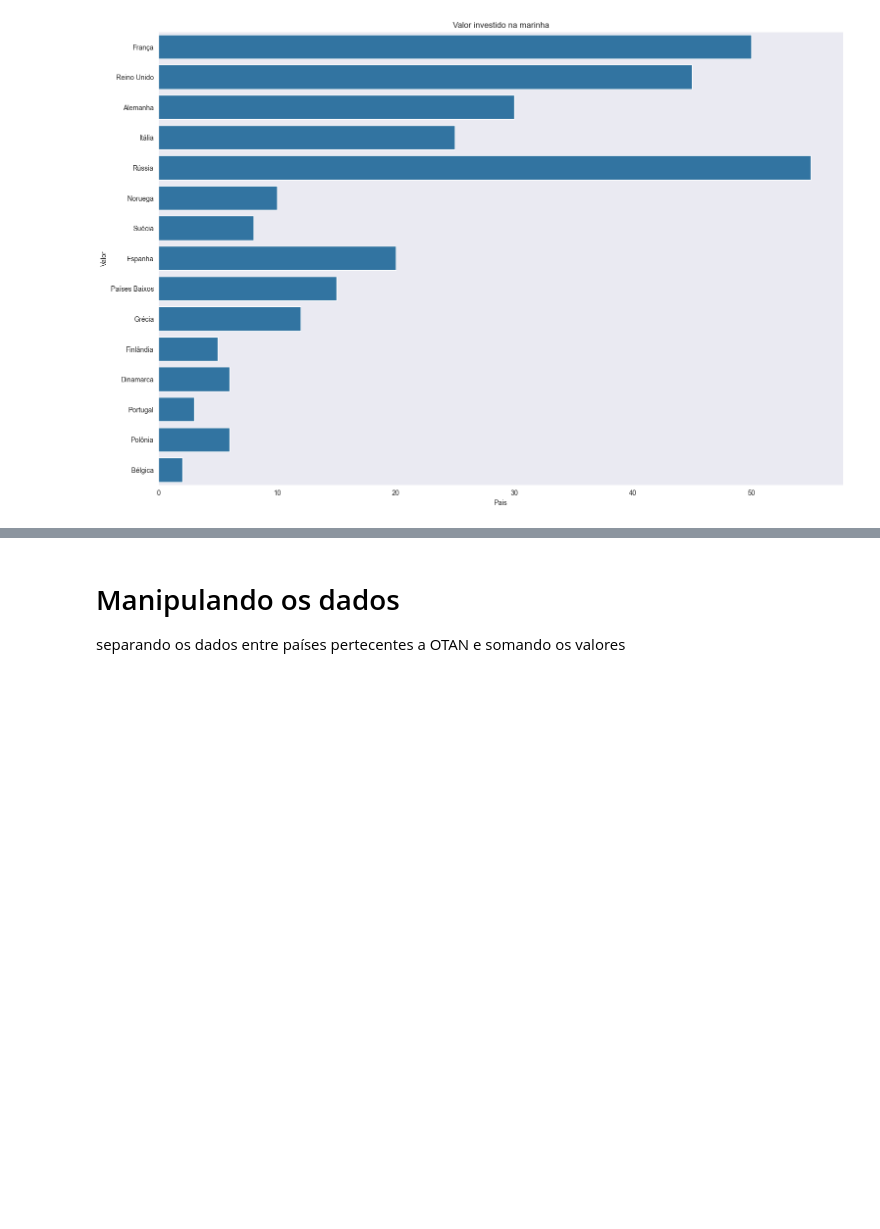
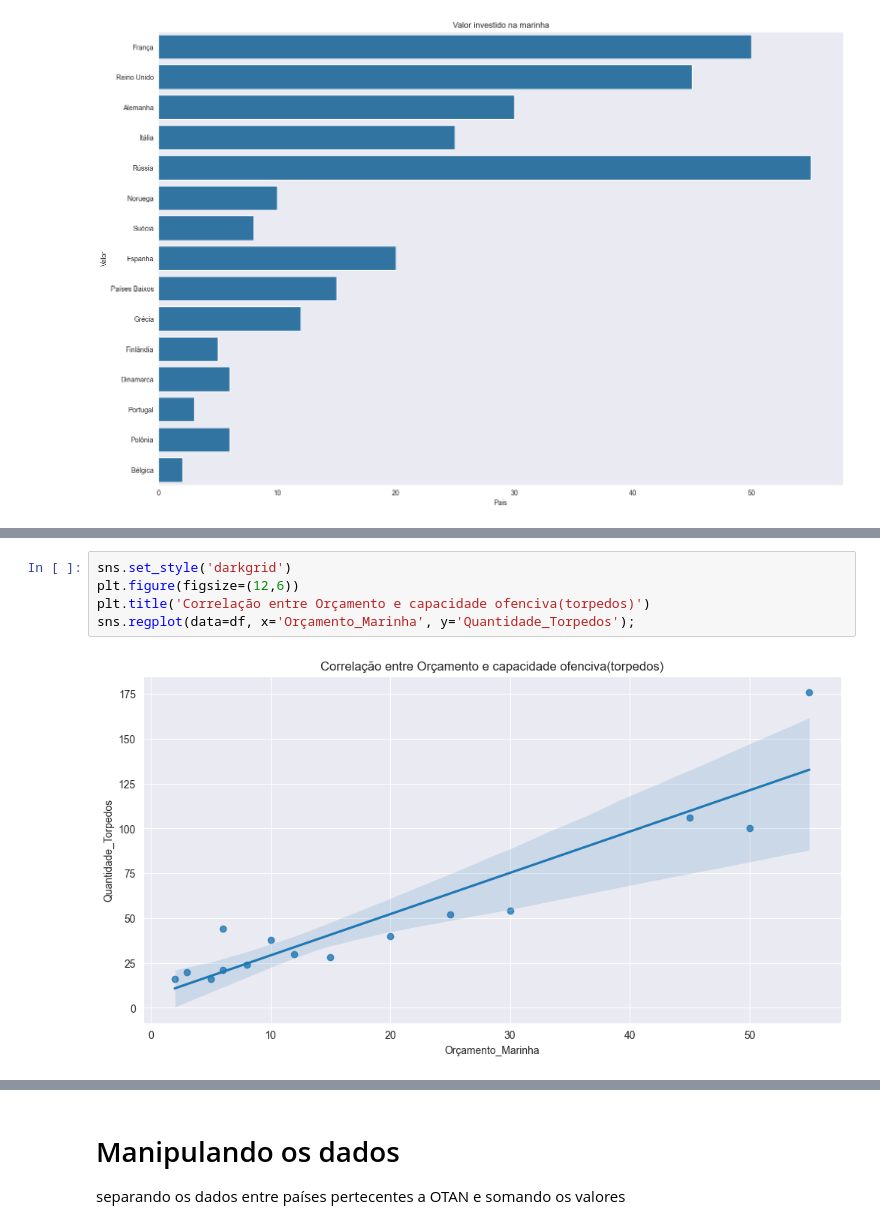
Before and after one commit to Samuelsilvestre/analytics_war, a Jupyter notebook: analttics/analytics_navy.ipynb, the cells around one changed output, grey strips where cells are left out. Cells and saved outputs as stored; diff of their text form; blank space fills up the shorter version.

```diff
--- a/analttics/analytics_navy.ipynb
+++ b/analttics/analytics_navy.ipynb
@@ -90,0 +108,7 @@ plt.ylabel('Valor');
+# %%
+sns.set_style('darkgrid')
+plt.figure(figsize=(12,6))
+plt.title('Correlação entre Orçamento e capacidade ofenciva(torpedos)')
+sns.regplot(data=df, x='Orçamento_Marinha', y='Quantidade_Torpedos');
+# %% [output]
+[figure, added]
```
Also changed, not shown: parts of 8 cells of this notebook.
